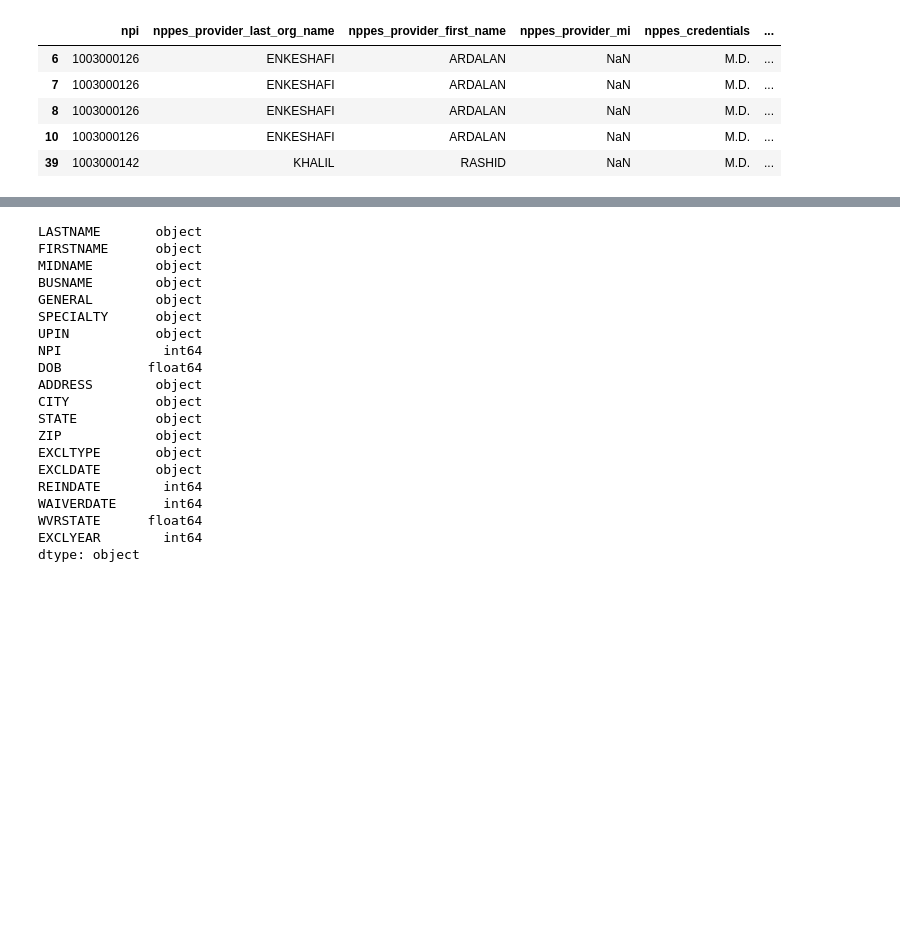
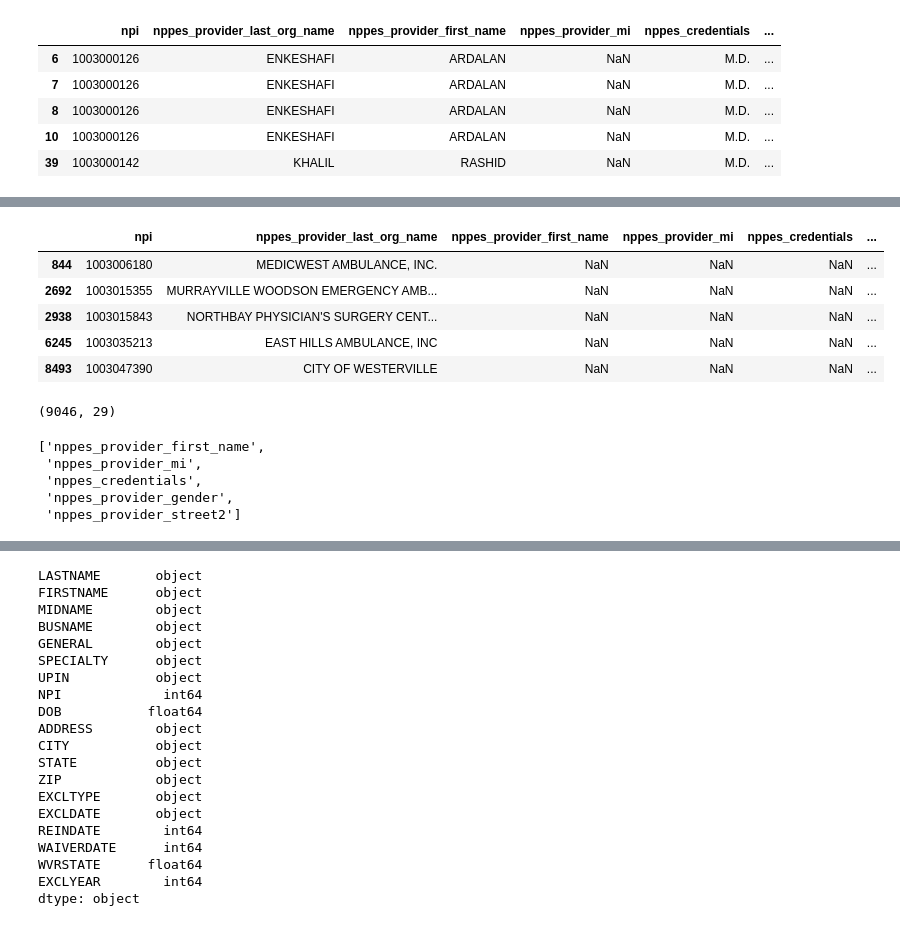
Before and after one commit to radsn/Medicare_anomaly_detection, a Jupyter notebook: capstone_hcpcs10.ipynb, the cells around one changed output, grey strips where cells are left out. Cells and saved outputs as stored; diff of their text form; code cells hidden in the pictures; blank space fills up the shorter version.

```diff
--- a/capstone_hcpcs10.ipynb
+++ b/capstone_hcpcs10.ipynb
@@ -139,0 +243,25 @@ hcpcs10.head()
+# %%
+## Subset the organization entities to examine them closely, independent of individuals.
+
+hcpcs10_org = hcpcs10[hcpcs10['nppes_entity_code']=='O']
+# %%
+hcpcs10_org.head()
+# %% [output]
+|  | npi | nppes_provider_last_org_name | nppes_provider_first_name | nppes_provider_mi | nppes_credentials | ... |
+| 844 | 1003006180 | MEDICWEST AMBULANCE, INC. | NaN | NaN | NaN | ... |
+| 2692 | 1003015355 | MURRAYVILLE WOODSON EMERGENCY AMB... | NaN | NaN | NaN | ... |
+| 2938 | 1003015843 | NORTHBAY PHYSICIAN'S SURGERY CENT... | NaN | NaN | NaN | ... |
+| 6245 | 1003035213 | EAST HILLS AMBULANCE, INC | NaN | NaN | NaN | ... |
+| 8493 | 1003047390 | CITY OF WESTERVILLE | NaN | NaN | NaN | ... |
+# %%
+hcpcs10_org.shape
+# %% [output]
+(9046, 29)
+# %%
+hcpcs10_org.columns[hcpcs10_org.isnull().any()].tolist()
+# %% [output]
+['nppes_provider_first_name',
+ 'nppes_provider_mi',
+ 'nppes_credentials',
+ 'nppes_provider_gender',
+ 'nppes_provider_street2']
```
Also changed, not shown: parts of 35 cells of this notebook.
